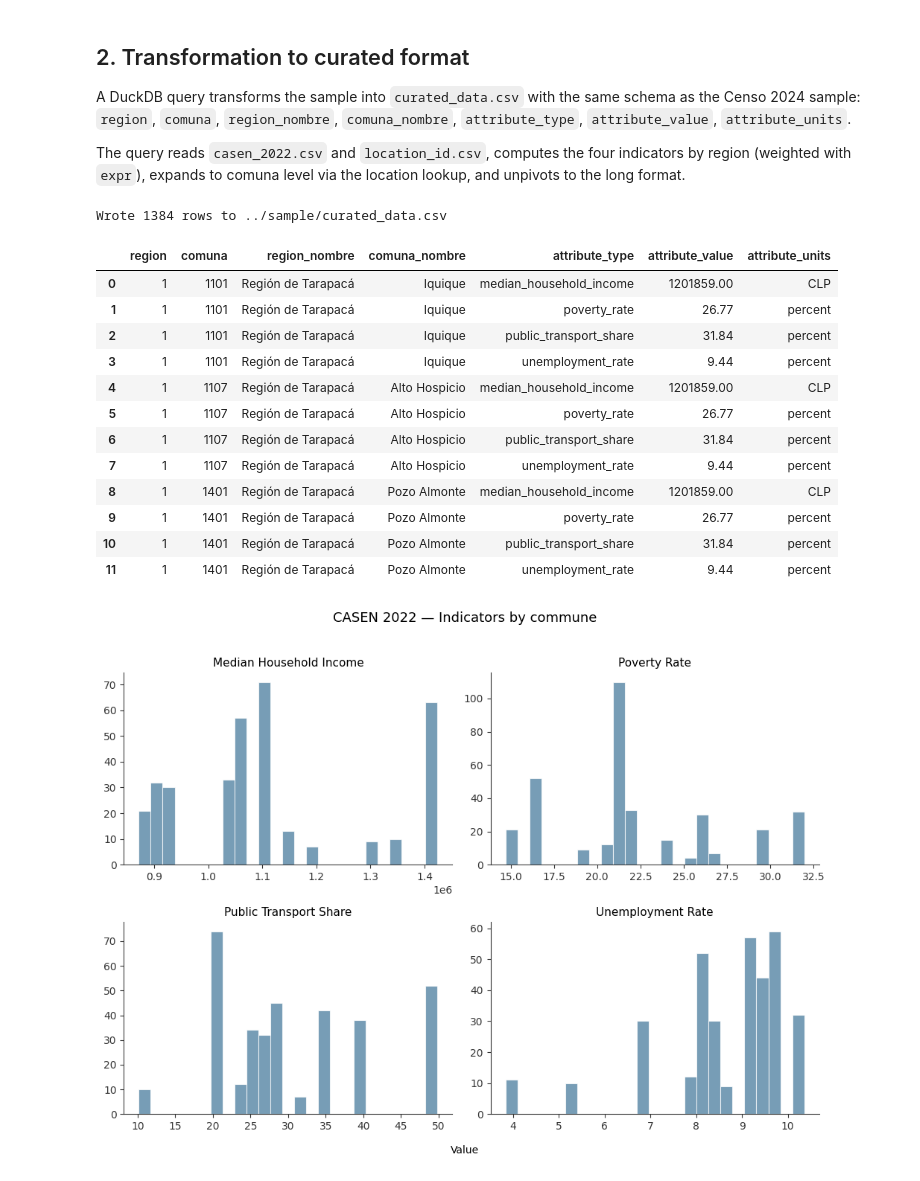
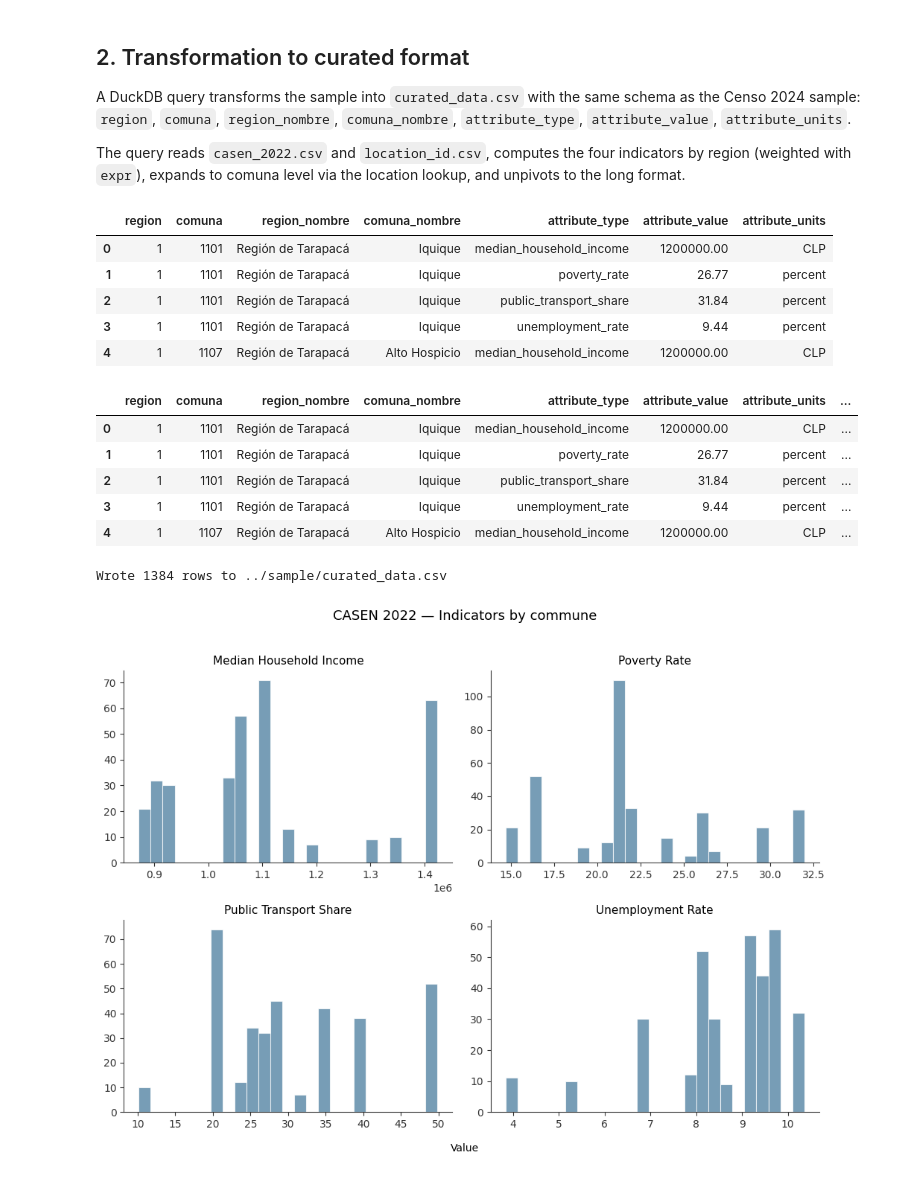
Before and after one commit to Open-Earth-Foundation/data-research, a Jupyter notebook: reviews/cl-mdsf-casen/releases/2022/notebook/exploration.ipynb, the cells around one changed output. Cells and saved outputs as stored; diff of their text form; code cells hidden in the pictures.

```diff
--- a/reviews/cl-mdsf-casen/releases/2022/notebook/exploration.ipynb
+++ b/reviews/cl-mdsf-casen/releases/2022/notebook/exploration.ipynb
@@ -119,49 +119,59 @@ by_region AS (
          / NULLIF(SUM(CASE WHEN c.o28c IS NOT NULL THEN c.expr ELSE 0 END), 0), 2) AS public_transport_share
   FROM casen c
   LEFT JOIN hh h ON c.folio = h.folio
   GROUP BY c.region
 ),
 cut AS (
   SELECT l.region, l.comuna, l.region_nombre, l.comuna_nombre
   FROM loc l
   WHERE l.region IN (SELECT region FROM by_region)
 ),
 expanded AS (
   SELECT e.*, b.median_household_income, b.poverty_rate, b.unemployment_rate, b.public_transport_share
   FROM cut e
   JOIN by_region b ON e.region = b.region
 )
 SELECT region, comuna, region_nombre, comuna_nombre, attribute_type, attribute_value, attribute_units
 FROM (
   SELECT region, comuna, region_nombre, comuna_nombre, 'median_household_income' AS attribute_type, median_household_income AS attribute_value, 'CLP' AS attribute_units FROM expanded
   UNION ALL
   SELECT region, comuna, region_nombre, comuna_nombre, 'poverty_rate', poverty_rate, 'percent' FROM expanded
   UNION ALL
   SELECT region, comuna, region_nombre, comuna_nombre, 'unemployment_rate', unemployment_rate, 'percent' FROM expanded
   UNION ALL
   SELECT region, comuna, region_nombre, comuna_nombre, 'public_transport_share', public_transport_share, 'percent' FROM expanded
 )
 ORDER BY region, comuna, attribute_type
 """, params=[f"{SAMPLE_DIR}/location_id.csv", f"{SAMPLE_DIR}/casen_2022.csv"]).df()
 
-curated.to_csv(f"{SAMPLE_DIR}/curated_data.csv", index=False)
-print(f"Wrote {len(curated)} rows to {SAMPLE_DIR}/curated_data.csv")
-curated.head(12)
+
+curated.head(5)
 # %% [output]
-Wrote 1384 rows to ../sample/curated_data.csv
 |  | region | comuna | region_nombre | comuna_nombre | attribute_type | attribute_value | attribute_units |
-| 0 | 1 | 1101 | Región de Tarapacá | Iquique | median_household_income | 1201859.00 | CLP |
+| 0 | 1 | 1101 | Región de Tarapacá | Iquique | median_household_income | 1200000.00 | CLP |
 | 1 | 1 | 1101 | Región de Tarapacá | Iquique | poverty_rate | 26.77 | percent |
 | 2 | 1 | 1101 | Región de Tarapacá | Iquique | public_transport_share | 31.84 | percent |
 | 3 | 1 | 1101 | Región de Tarapacá | Iquique | unemployment_rate | 9.44 | percent |
-| 4 | 1 | 1107 | Región de Tarapacá | Alto Hospicio | median_household_income | 1201859.00 | CLP |
-| 5 | 1 | 1107 | Región de Tarapacá | Alto Hospicio | poverty_rate | 26.77 | percent |
-| 6 | 1 | 1107 | Región de Tarapacá | Alto Hospicio | public_transport_share | 31.84 | percent |
-| 7 | 1 | 1107 | Región de Tarapacá | Alto Hospicio | unemployment_rate | 9.44 | percent |
-| 8 | 1 | 1401 | Región de Tarapacá | Pozo Almonte | median_household_income | 1201859.00 | CLP |
-| 9 | 1 | 1401 | Región de Tarapacá | Pozo Almonte | poverty_rate | 26.77 | percent |
-| 10 | 1 | 1401 | Región de Tarapacá | Pozo Almonte | public_transport_share | 31.84 | percent |
-| 11 | 1 | 1401 | Región de Tarapacá | Pozo Almonte | unemployment_rate | 9.44 | percent |
+| 4 | 1 | 1107 | Región de Tarapacá | Alto Hospicio | median_household_income | 1200000.00 | CLP |
+# %%
+labels = ["very low", "low", "medium", "high", "very high"]
+curated["attribute_category"] = curated.groupby("attribute_type")["attribute_value"].transform(
+    lambda s: pd.qcut(s, 5, labels=False, duplicates="drop").map(lambda i: labels[min(i, 4)])
+    if s.nunique() > 1 else "medium"
+)
+curated.head(5)
+# %% [output]
+|  | region | comuna | region_nombre | comuna_nombre | attribute_type | attribute_value | attribute_units | ... |
+| 0 | 1 | 1101 | Región de Tarapacá | Iquique | median_household_income | 1200000.00 | CLP | ... |
+| 1 | 1 | 1101 | Región de Tarapacá | Iquique | poverty_rate | 26.77 | percent | ... |
+| 2 | 1 | 1101 | Región de Tarapacá | Iquique | public_transport_share | 31.84 | percent | ... |
+| 3 | 1 | 1101 | Región de Tarapacá | Iquique | unemployment_rate | 9.44 | percent | ... |
+| 4 | 1 | 1107 | Región de Tarapacá | Alto Hospicio | median_household_income | 1200000.00 | CLP | ... |
+# %%
+curated.to_csv(f"{SAMPLE_DIR}/curated_data.csv", index=False)
+print(f"Wrote {len(curated)} rows to {SAMPLE_DIR}/curated_data.csv")
+# %% [output]
+Wrote 1384 rows to ../sample/curated_data.csv
 # %%
 import pandas as pd
 import matplotlib.pyplot as plt
```
Also changed, not shown: 26 other files.
